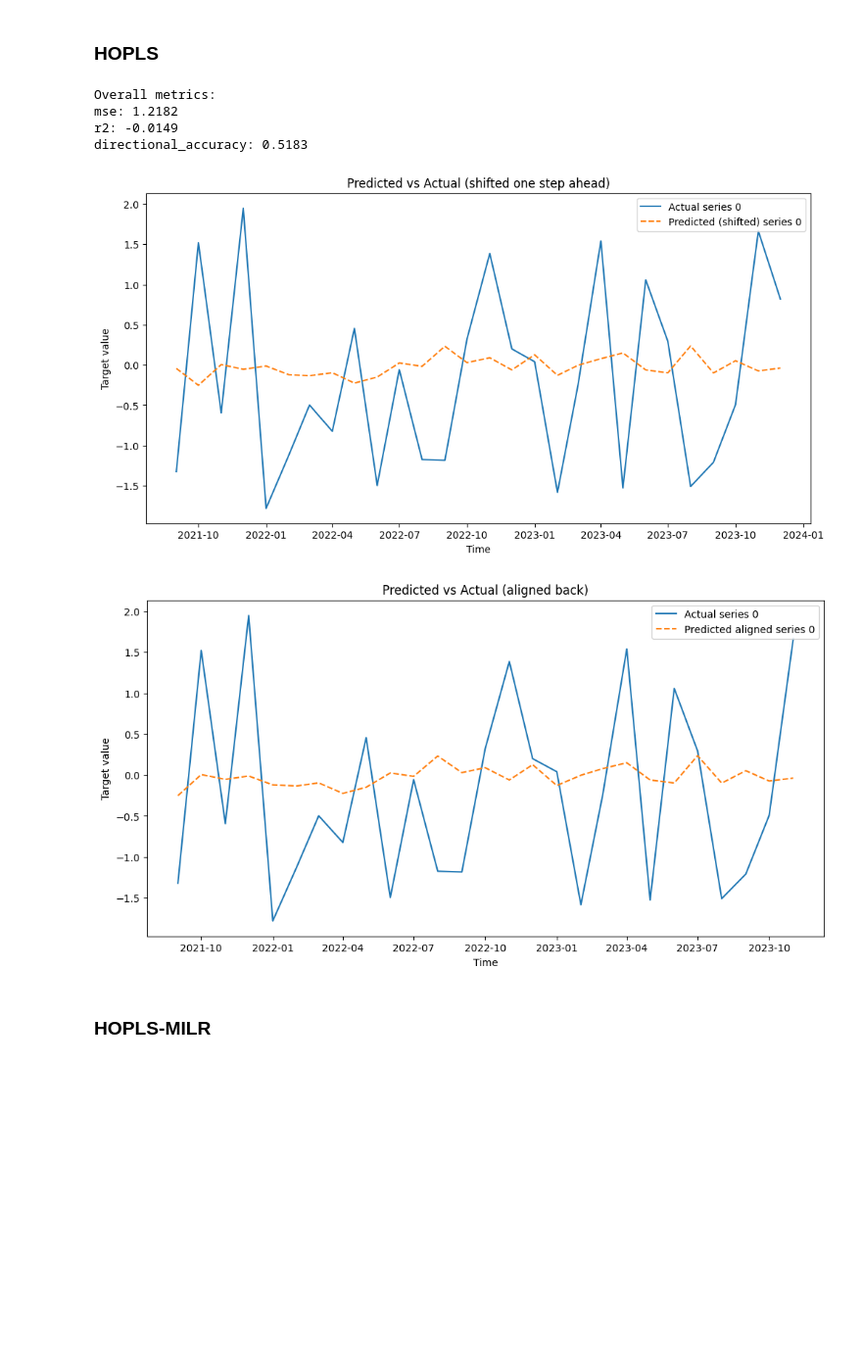
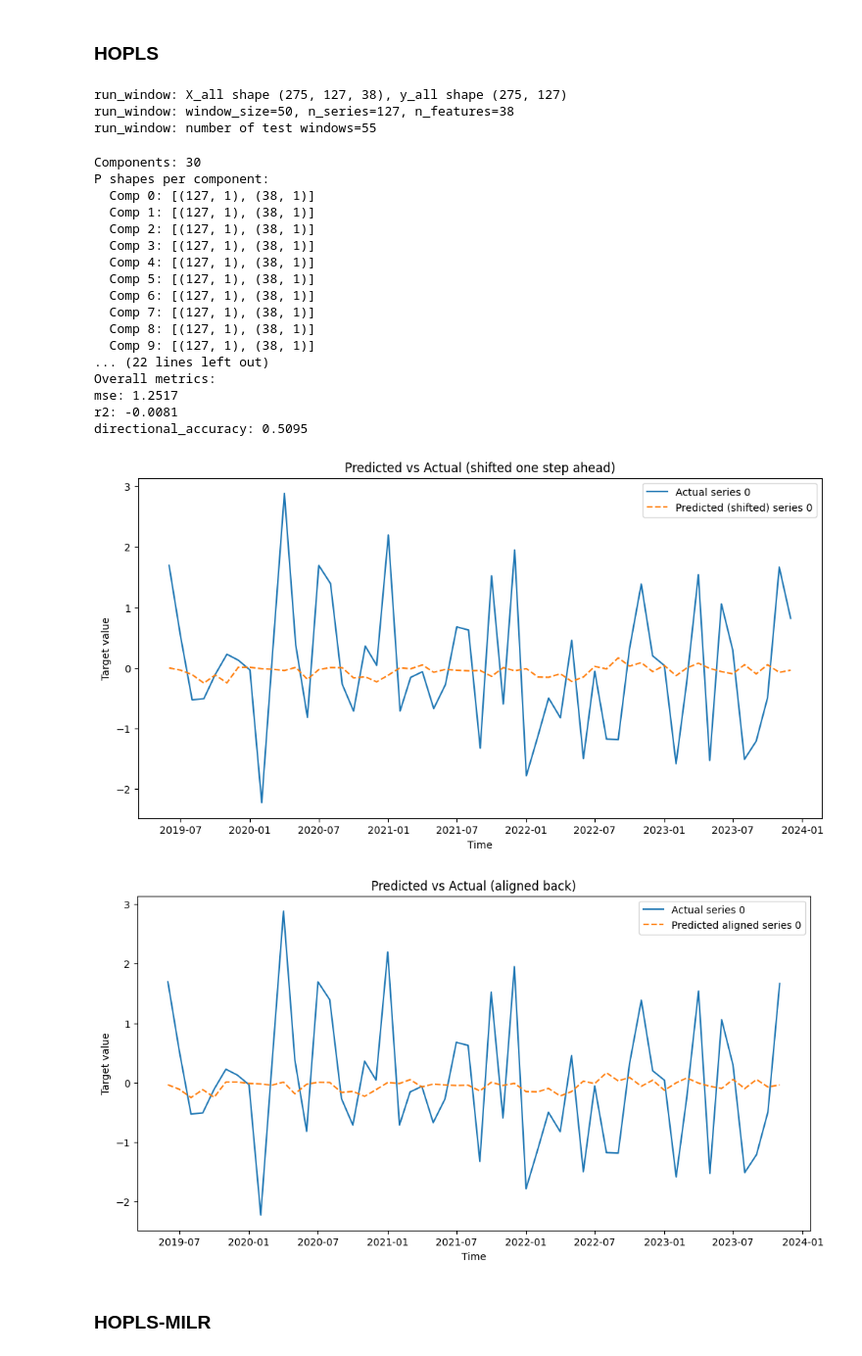
Before and after one commit to timothycdc/HOPLS-fin-data, a Jupyter notebook: predictions_2.ipynb, the cells around one changed output. Shown at 98% size. Drawn from its saved outputs; the diff is of its cells as text; code cells hidden in the pictures; blank space fills up the shorter version.

```diff
--- a/predictions_2.ipynb
+++ b/predictions_2.ipynb
@@ -126,33 +235,49 @@ directional_accuracy: 0.5408
 # %%
 # Instantiate engine
 window_size = 50
-train_start = int(0.90 * X_all.shape[0])
+train_start = int(0.8 * X_all.shape[0])
 engine = PredictionTestEngine(
     X_all,
     Y_all,
     window_size=window_size,
     train_start=train_start,
     time_index=time_index_all,
 )
 
 y_pred, y_true, times, metrics = engine.run_window(
     method="hopls"
-    , R=40, Ln=(1, 1), epsilon=1e-9, verbose=True, n_jobs=7
+    , R=30, Ln=(3, 3), epsilon=1e-8, verbose=True, n_jobs=7
 )
 
 print("Overall metrics:")
 for k, v in metrics.items():
     print(f"{k}: {v:.4f}")
 
 # Plot results for series 0
 engine.plot_results(series_indices=[0])
 # %% [output]
-Overall metrics:
-mse: 1.2182
-r2: -0.0149
-directional_accuracy: 0.5183
+run_window: X_all shape (275, 127, 38), y_all shape (275, 127)
+run_window: window_size=50, n_series=127, n_features=38
+run_window: number of test windows=55
+Components: 30
+P shapes per component:
+  Comp 0: [(127, 1), (38, 1)]
+  Comp 1: [(127, 1), (38, 1)]
+  Comp 2: [(127, 1), (38, 1)]
+  Comp 3: [(127, 1), (38, 1)]
+  Comp 4: [(127, 1), (38, 1)]
+  Comp 5: [(127, 1), (38, 1)]
+  Comp 6: [(127, 1), (38, 1)]
+  Comp 7: [(127, 1), (38, 1)]
+  Comp 8: [(127, 1), (38, 1)]
+  Comp 9: [(127, 1), (38, 1)]
+... (22 lines left out)
+Overall metrics:
+mse: 1.2517
+r2: -0.0081
+directional_accuracy: 0.5095
-[figure, old version]
+[figure, new version]
-[figure, old version]
+[figure, new version]
 # %% [markdown]
 ### HOPLS-MILR
 # %%
```
Also changed, not shown: parts of 2 cells of this notebook, 14 other files.
